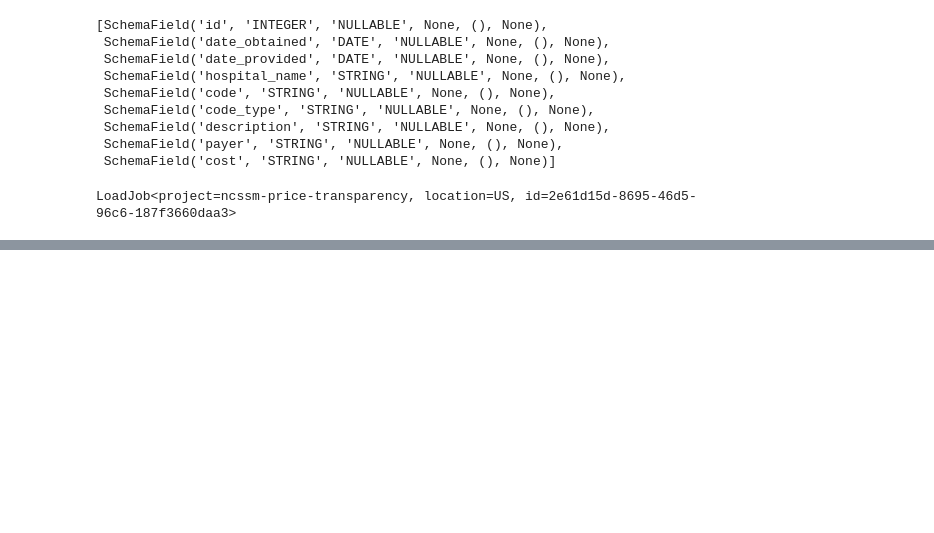
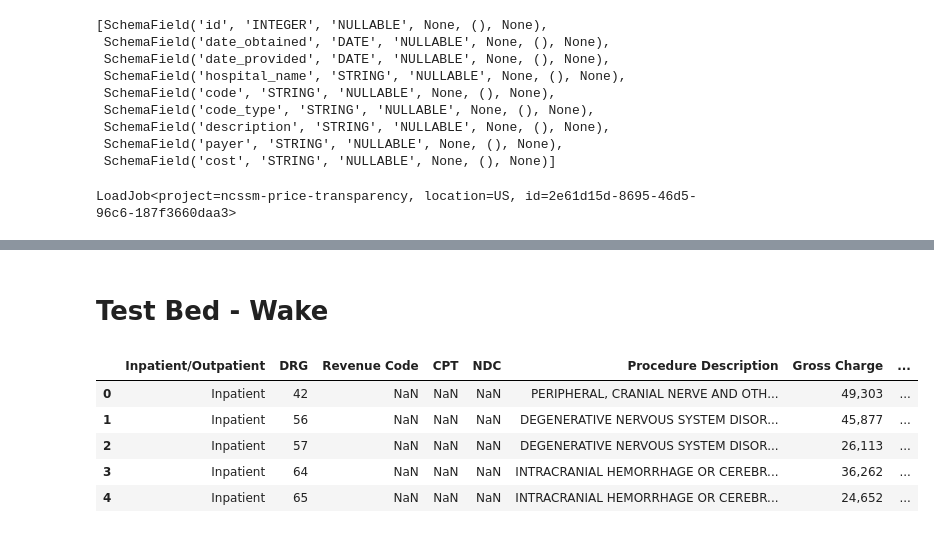
Before and after one commit to pauldria/ncssm-2022-jterm-price-transparency, a Jupyter notebook: data-loader.ipynb, the cells around one changed output, grey strips where cells are left out. Cells and saved outputs as stored; diff of their text form; code cells hidden in the pictures; blank space fills up the shorter version.

```diff
--- a/data-loader.ipynb
+++ b/data-loader.ipynb
@@ -135,0 +291,2 @@ LoadJob<project=ncssm-price-transparency, location=US, id=2e61d15d-8695-46d5-96c
+# %% [markdown]
+# Test Bed - Wake
@@ -135,0 +295,11 @@ LoadJob<project=ncssm-price-transparency, location=US, id=2e61d15d-8695-46d5-96c
+# %%
+df = tools.read("/home/raff/wake-davie.csv", skiprows = 0, nrows = None)
+# %%
+df.head()
+# %% [output]
+|  | Inpatient/Outpatient | DRG | Revenue Code | CPT | NDC | Procedure Description | Gross Charge | ... |
+| 0 | Inpatient | 42 | NaN | NaN | NaN | PERIPHERAL, CRANIAL NERVE AND OTH... | 49,303 | ... |
+| 1 | Inpatient | 56 | NaN | NaN | NaN | DEGENERATIVE NERVOUS SYSTEM DISOR... | 45,877 | ... |
+| 2 | Inpatient | 57 | NaN | NaN | NaN | DEGENERATIVE NERVOUS SYSTEM DISOR... | 26,113 | ... |
+| 3 | Inpatient | 64 | NaN | NaN | NaN | INTRACRANIAL HEMORRHAGE OR CEREBR... | 36,262 | ... |
+| 4 | Inpatient | 65 | NaN | NaN | NaN | INTRACRANIAL HEMORRHAGE OR CEREBR... | 24,652 | ... |
```
Also changed, not shown: parts of 16 cells of this notebook, 3 other files.
